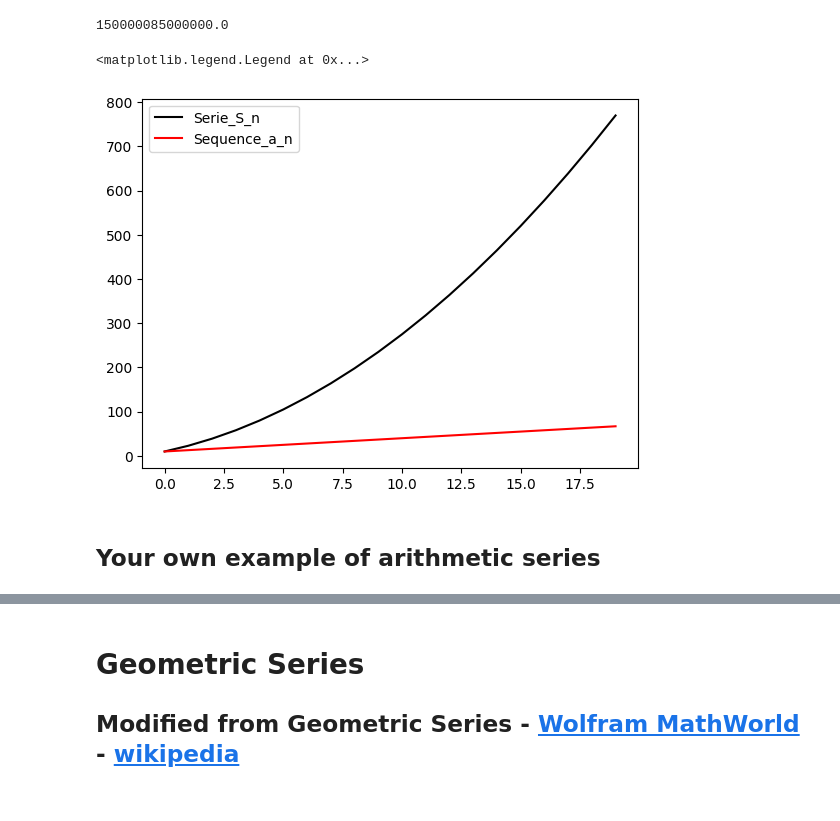
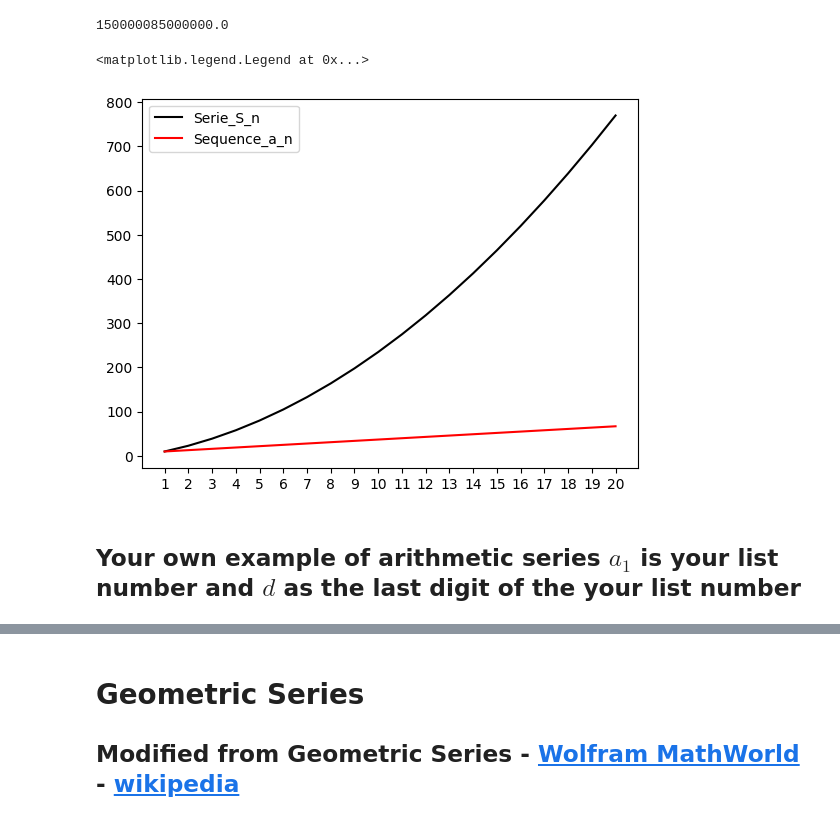
Before and after one commit to sgarciarod/MetNumUN2023II, a Jupyter notebook: Lab1/sgarciarod_ArithmeticSeriesGeometricSeriesPowerSums.ipynb, the cells around one changed output, grey strips where cells are left out. Drawn from its saved outputs; the diff is of its cells as text; code cells hidden in the pictures.

```diff
--- a/Lab1/sgarciarod_ArithmeticSeriesGeometricSeriesPowerSums.ipynb
+++ b/Lab1/sgarciarod_ArithmeticSeriesGeometricSeriesPowerSums.ipynb
@@ -191,27 +195,29 @@ n*(a +a_n)/2
 150000085000000.0
 # %%
 import matplotlib.pyplot as plt
+import numpy as np
 
 n = 20
 a = 10
 d = 3
 S_n = 0
 Serie_S_n=[]
 Sequence_a_n =[]
-for i in range(1,n+1):  # range(n+19 goes form 1 to n
+for i in range(1,n+1):  # range(n+1) goes form 1 to n
   a_n = a + d * (i-1)
   S_n = S_n + a_n
   Serie_S_n.append(S_n)
   Sequence_a_n.append(a_n)
 
-plt.plot(Serie_S_n, color='black',label='Serie_S_n')
-plt.plot(Sequence_a_n, color='red',label='Sequence_a_n')
+plt.plot(np.arange(1, n+1),Serie_S_n, color='black',label='Serie_S_n')
+plt.plot(np.arange(1, n+1),Sequence_a_n, color='red',label='Sequence_a_n')
+plt.xticks(np.arange(1, n+1))
 plt.legend()
 # %% [output]
 <matplotlib.legend.Legend at 0x...>
-[figure, old version]
+[figure, new version]
 # %% [markdown]
-## Your own example of arithmetic series
+## Your own example of arithmetic series $a_1$ is your list number and $d$ as the last digit of the your list number
 # %%
 import matplotlib.pyplot as plt
 
```
Also changed, not shown: parts of 41 cells of this notebook.
